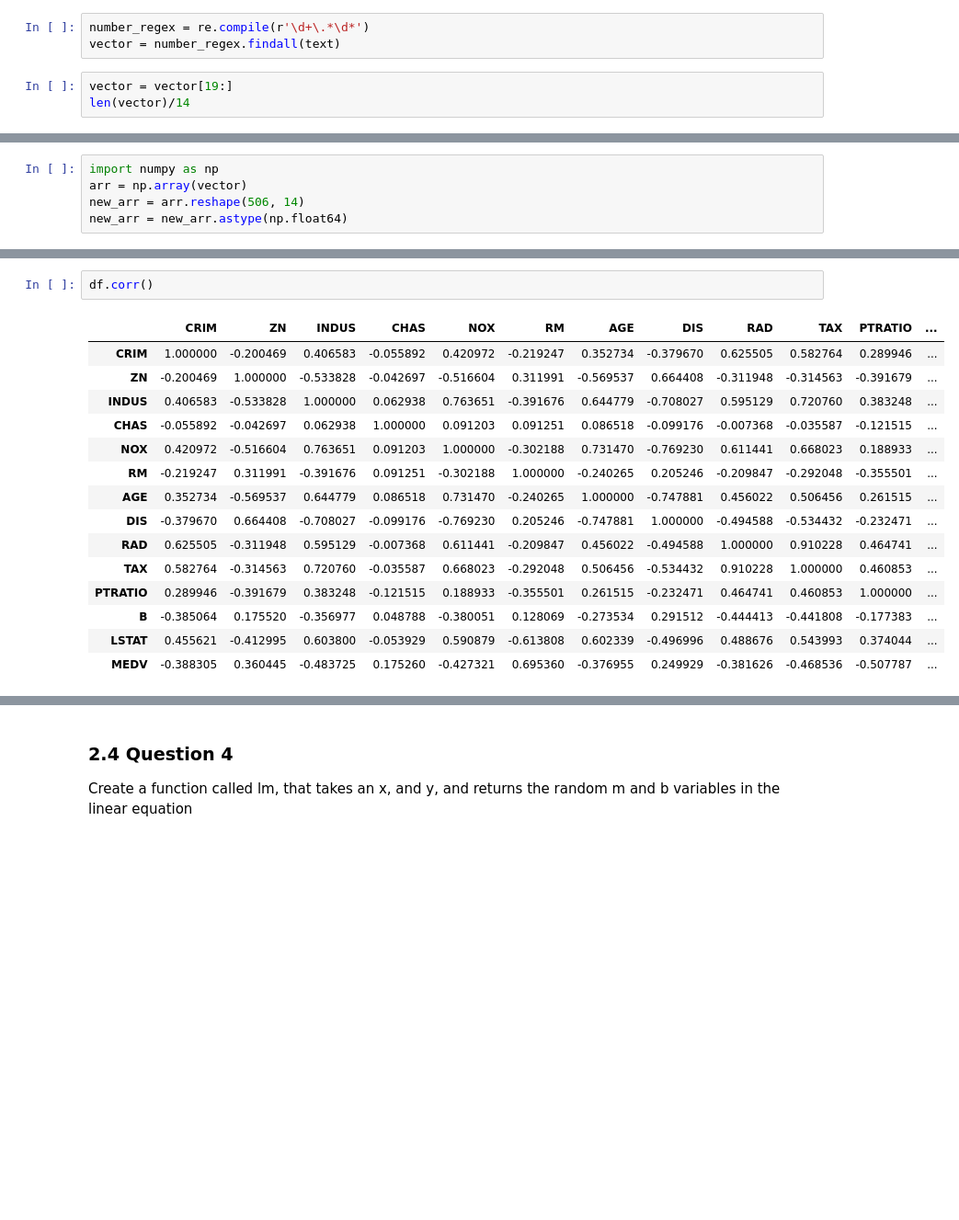
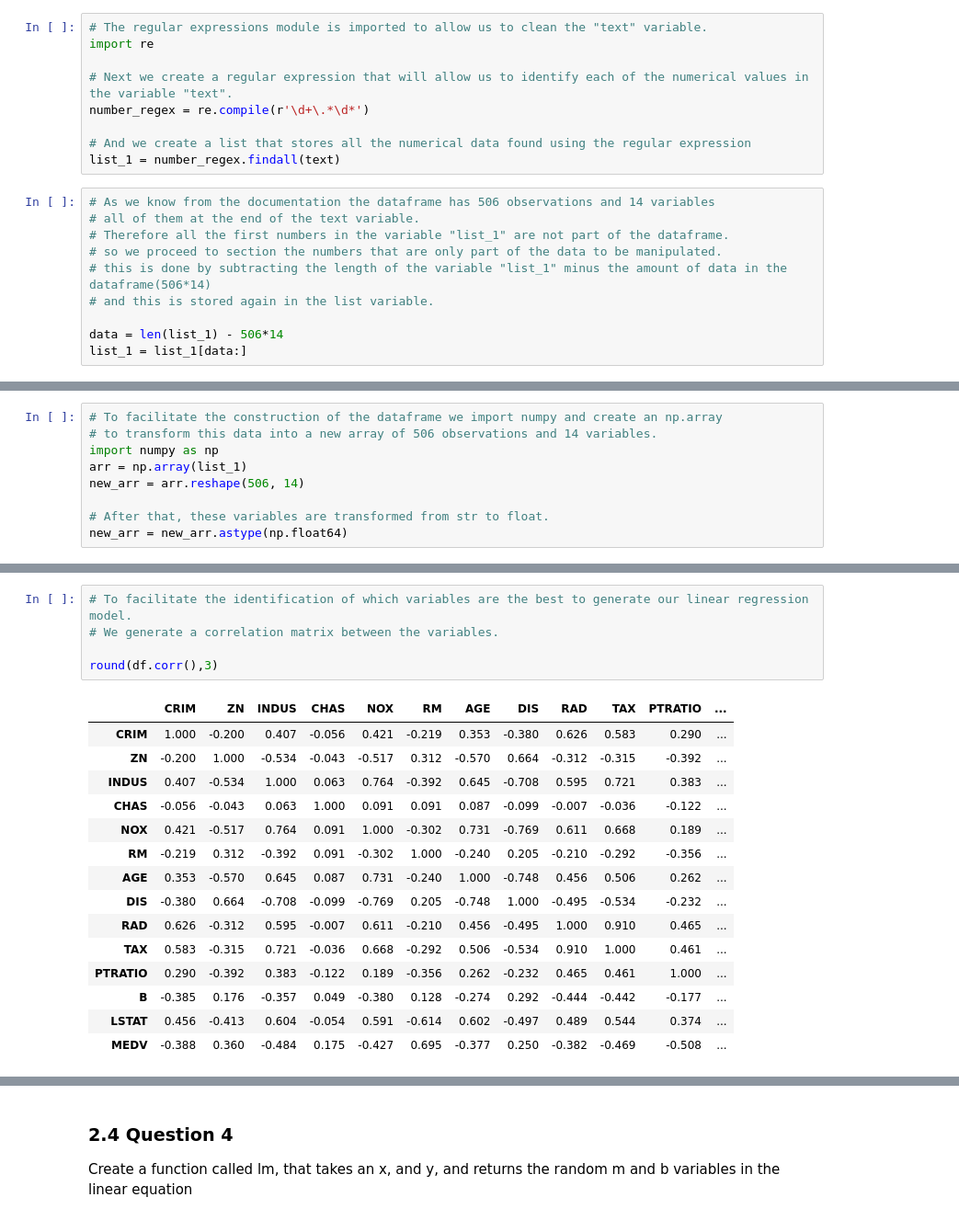
Before and after one commit to YosefGuevara012/ML_MIR, a Jupyter notebook: Lab 1. Linear regresion/Lab 1. Linear regression.ipynb, the cells around one changed output, grey strips where cells are left out. Shown at 92% size. Cells and saved outputs as stored; diff of their text form; blank space fills up the shorter version.

Commit message:
Lab 1 fylly done

```diff
--- a/Lab 1. Linear regresion/Lab 1. Linear regression.ipynb
+++ b/Lab 1. Linear regresion/Lab 1. Linear regression.ipynb
@@ -6,7 +66,20 @@ fileObject = open("data.txt", "r")
 text = fileObject.read()
 # %%
+# The regular expressions module is imported to allow us to clean the "text" variable.
+import re
+
+# Next we create a regular expression that will allow us to identify each of the numerical values in the variable "text".
 number_regex = re.compile(r'\d+\.*\d*')
-vector = number_regex.findall(text)
+
+# And we create a list that stores all the numerical data found using the regular expression
+list_1 = number_regex.findall(text)
 # %%
-vector = vector[19:]
-len(vector)/14
+# As we know from the documentation the dataframe has 506 observations and 14 variables
+# all of them at the end of the text variable.
+# Therefore all the first numbers in the variable "list_1" are not part of the dataframe.
+# so we proceed to section the numbers that are only part of the data to be manipulated.
+# this is done by subtracting the length of the variable "list_1" minus the amount of data in the dataframe(506*14)
+# and this is stored again in the list variable.
+
+data = len(list_1) - 506*14
+list_1 = list_1[data:]
@@ -15,6 +86,10 @@ len(vector)/14
 # %%
+# To facilitate the construction of the dataframe we import numpy and create an np.array
+# to transform this data into a new array of 506 observations and 14 variables.
 import numpy as np
-arr = np.array(vector)
+arr = np.array(list_1)
 new_arr = arr.reshape(506, 14)
+
+# After that, these variables are transformed from str to float.
 new_arr = new_arr.astype(np.float64)
 # %%
@@ -32,18 +128,21 @@ df.head()
 # %%
-df.corr()
+# To facilitate the identification of which variables are the best to generate our linear regression model.
+# We generate a correlation matrix between the variables.
+
+round(df.corr(),3)
 # %% [output]
 |  | CRIM | ZN | INDUS | CHAS | NOX | RM | AGE | DIS | RAD | TAX | PTRATIO | ... |
-| CRIM | 1.000000 | -0.200469 | 0.406583 | -0.055892 | 0.420972 | -0.219247 | 0.352734 | -0.379670 | 0.625505 | 0.582764 | 0.289946 | ... |
-| ZN | -0.200469 | 1.000000 | -0.533828 | -0.042697 | -0.516604 | 0.311991 | -0.569537 | 0.664408 | -0.311948 | -0.314563 | -0.391679 | ... |
-| INDUS | 0.406583 | -0.533828 | 1.000000 | 0.062938 | 0.763651 | -0.391676 | 0.644779 | -0.708027 | 0.595129 | 0.720760 | 0.383248 | ... |
-| CHAS | -0.055892 | -0.042697 | 0.062938 | 1.000000 | 0.091203 | 0.091251 | 0.086518 | -0.099176 | -0.007368 | -0.035587 | -0.121515 | ... |
-| NOX | 0.420972 | -0.516604 | 0.763651 | 0.091203 | 1.000000 | -0.302188 | 0.731470 | -0.769230 | 0.611441 | 0.668023 | 0.188933 | ... |
-| RM | -0.219247 | 0.311991 | -0.391676 | 0.091251 | -0.302188 | 1.000000 | -0.240265 | 0.205246 | -0.209847 | -0.292048 | -0.355501 | ... |
-| AGE | 0.352734 | -0.569537 | 0.644779 | 0.086518 | 0.731470 | -0.240265 | 1.000000 | -0.747881 | 0.456022 | 0.506456 | 0.261515 | ... |
-| DIS | -0.379670 | 0.664408 | -0.708027 | -0.099176 | -0.769230 | 0.205246 | -0.747881 | 1.000000 | -0.494588 | -0.534432 | -0.232471 | ... |
-| RAD | 0.625505 | -0.311948 | 0.595129 | -0.007368 | 0.611441 | -0.209847 | 0.456022 | -0.494588 | 1.000000 | 0.910228 | 0.464741 | ... |
-| TAX | 0.582764 | -0.314563 | 0.720760 | -0.035587 | 0.668023 | -0.292048 | 0.506456 | -0.534432 | 0.910228 | 1.000000 | 0.460853 | ... |
-| PTRATIO | 0.289946 | -0.391679 | 0.383248 | -0.121515 | 0.188933 | -0.355501 | 0.261515 | -0.232471 | 0.464741 | 0.460853 | 1.000000 | ... |
-| B | -0.385064 | 0.175520 | -0.356977 | 0.048788 | -0.380051 | 0.128069 | -0.273534 | 0.291512 | -0.444413 | -0.441808 | -0.177383 | ... |
-| LSTAT | 0.455621 | -0.412995 | 0.603800 | -0.053929 | 0.590879 | -0.613808 | 0.602339 | -0.496996 | 0.488676 | 0.543993 | 0.374044 | ... |
-| MEDV | -0.388305 | 0.360445 | -0.483725 | 0.175260 | -0.427321 | 0.695360 | -0.376955 | 0.249929 | -0.381626 | -0.468536 | -0.507787 | ... |
+| CRIM | 1.000 | -0.200 | 0.407 | -0.056 | 0.421 | -0.219 | 0.353 | -0.380 | 0.626 | 0.583 | 0.290 | ... |
+| ZN | -0.200 | 1.000 | -0.534 | -0.043 | -0.517 | 0.312 | -0.570 | 0.664 | -0.312 | -0.315 | -0.392 | ... |
+| INDUS | 0.407 | -0.534 | 1.000 | 0.063 | 0.764 | -0.392 | 0.645 | -0.708 | 0.595 | 0.721 | 0.383 | ... |
+| CHAS | -0.056 | -0.043 | 0.063 | 1.000 | 0.091 | 0.091 | 0.087 | -0.099 | -0.007 | -0.036 | -0.122 | ... |
+| NOX | 0.421 | -0.517 | 0.764 | 0.091 | 1.000 | -0.302 | 0.731 | -0.769 | 0.611 | 0.668 | 0.189 | ... |
+| RM | -0.219 | 0.312 | -0.392 | 0.091 | -0.302 | 1.000 | -0.240 | 0.205 | -0.210 | -0.292 | -0.356 | ... |
+| AGE | 0.353 | -0.570 | 0.645 | 0.087 | 0.731 | -0.240 | 1.000 | -0.748 | 0.456 | 0.506 | 0.262 | ... |
+| DIS | -0.380 | 0.664 | -0.708 | -0.099 | -0.769 | 0.205 | -0.748 | 1.000 | -0.495 | -0.534 | -0.232 | ... |
+| RAD | 0.626 | -0.312 | 0.595 | -0.007 | 0.611 | -0.210 | 0.456 | -0.495 | 1.000 | 0.910 | 0.465 | ... |
+| TAX | 0.583 | -0.315 | 0.721 | -0.036 | 0.668 | -0.292 | 0.506 | -0.534 | 0.910 | 1.000 | 0.461 | ... |
+| PTRATIO | 0.290 | -0.392 | 0.383 | -0.122 | 0.189 | -0.356 | 0.262 | -0.232 | 0.465 | 0.461 | 1.000 | ... |
+| B | -0.385 | 0.176 | -0.357 | 0.049 | -0.380 | 0.128 | -0.274 | 0.292 | -0.444 | -0.442 | -0.177 | ... |
+| LSTAT | 0.456 | -0.413 | 0.604 | -0.054 | 0.591 | -0.614 | 0.602 | -0.497 | 0.489 | 0.544 | 0.374 | ... |
+| MEDV | -0.388 | 0.360 | -0.484 | 0.175 | -0.427 | 0.695 | -0.377 | 0.250 | -0.382 | -0.469 | -0.508 | ... |
```
Also changed, not shown: parts of 26 cells of this notebook, 1 other file.
